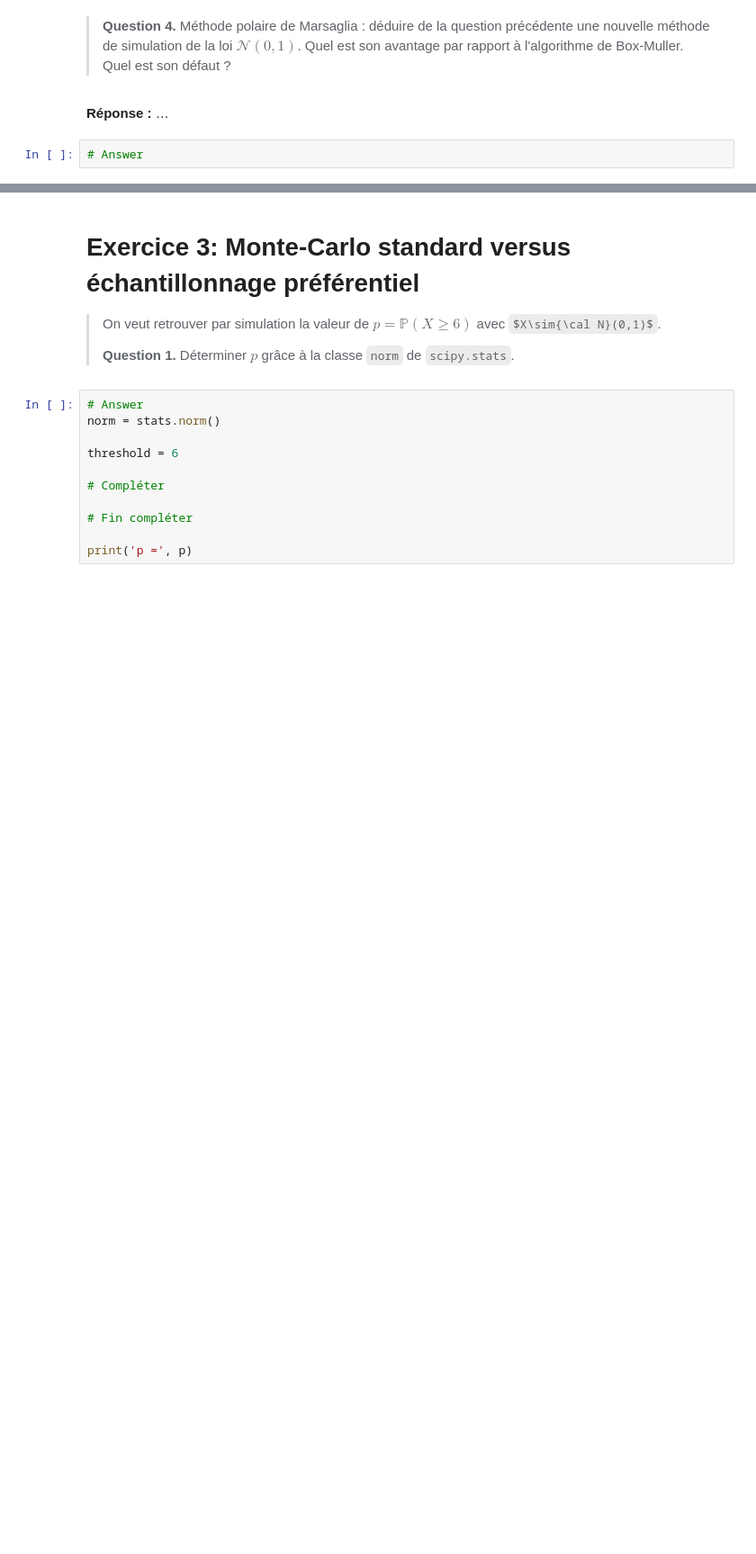
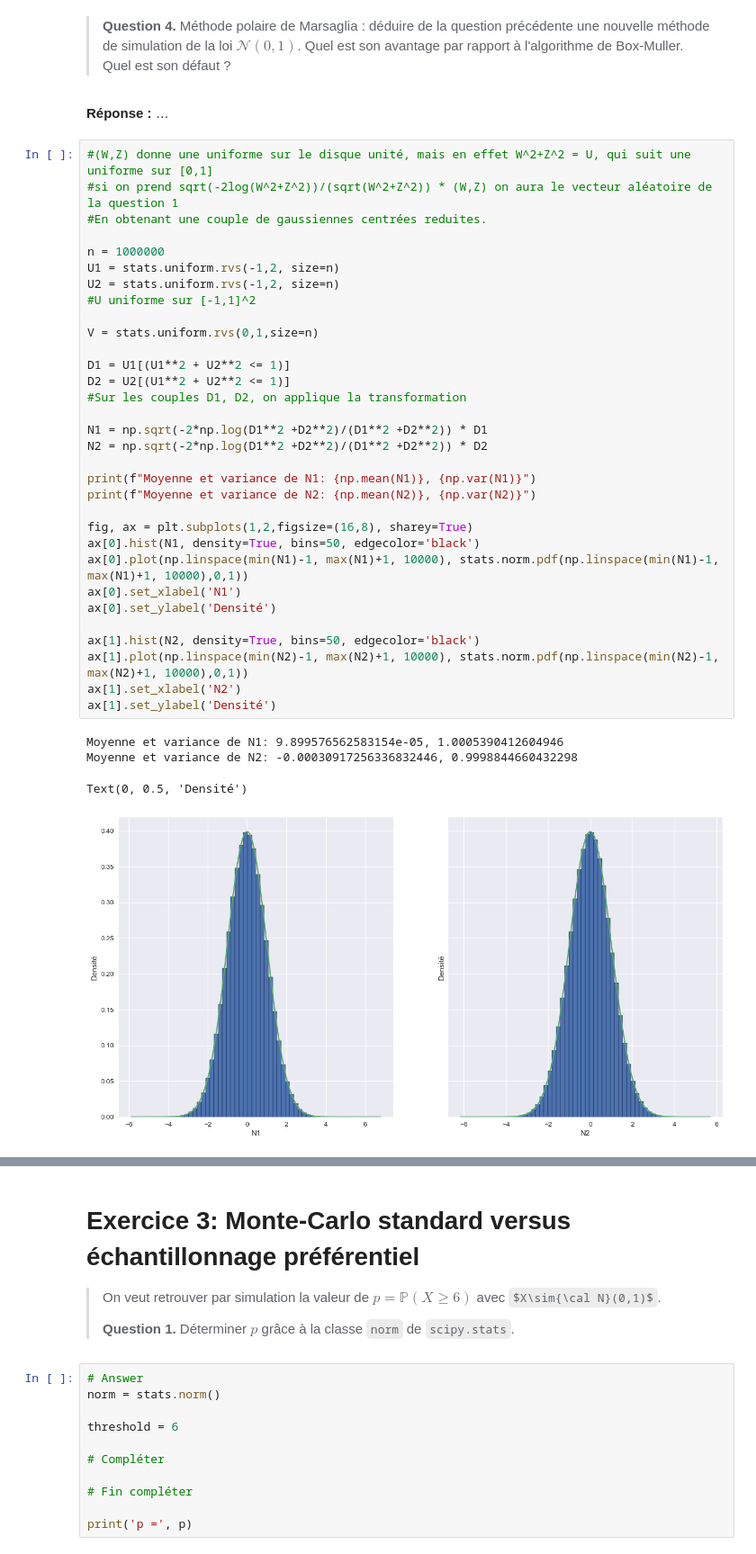
Before and after one commit to PolTibau/Statistique-Computationnelle, a Jupyter notebook: TP/TP1_student.ipynb, the cells around one changed output, grey strips where cells are left out. Shown at 90% size. Saved outputs shown, nothing was run; the diff lists cells and outputs as text; some formulas as TeX source; blank space fills up the shorter version.

```diff
--- a/TP/TP1_student.ipynb
+++ b/TP/TP1_student.ipynb
@@ -169,6 +297,41 @@ Quel est son défaut ?
 # %% [markdown]
 **Réponse :**
 …
-# %%
-# Answer
+# %%
+#(W,Z) donne une uniforme sur le disque unité, mais en effet W^2+Z^2 = U, qui suit une uniforme sur [0,1]
+#si on prend sqrt(-2log(W^2+Z^2))/(sqrt(W^2+Z^2)) * (W,Z) on aura le vecteur aléatoire de la question 1
+#En obtenant une couple de gaussiennes centrées reduites.
+
+n = 1000000
+U1 = stats.uniform.rvs(-1,2, size=n)
+U2 = stats.uniform.rvs(-1,2, size=n)
+#U uniforme sur [-1,1]^2
+
+V = stats.uniform.rvs(0,1,size=n)
+
+D1 = U1[(U1**2 + U2**2 <= 1)]
+D2 = U2[(U1**2 + U2**2 <= 1)]
+#Sur les couples D1, D2, on applique la transformation
+
+N1 = np.sqrt(-2*np.log(D1**2 +D2**2)/(D1**2 +D2**2)) * D1
+N2 = np.sqrt(-2*np.log(D1**2 +D2**2)/(D1**2 +D2**2)) * D2
+
+print(f"Moyenne et variance de N1: {np.mean(N1)}, {np.var(N1)}")
+print(f"Moyenne et variance de N2: {np.mean(N2)}, {np.var(N2)}")
+
+fig, ax = plt.subplots(1,2,figsize=(16,8), sharey=True)
+ax[0].hist(N1, density=True, bins=50, edgecolor='black')
+ax[0].plot(np.linspace(min(N1)-1, max(N1)+1, 10000), stats.norm.pdf(np.linspace(min(N1)-1, max(N1)+1, 10000),0,1))
+ax[0].set_xlabel('N1')
+ax[0].set_ylabel('Densité')
+
+ax[1].hist(N2, density=True, bins=50, edgecolor='black')
+ax[1].plot(np.linspace(min(N2)-1, max(N2)+1, 10000), stats.norm.pdf(np.linspace(min(N2)-1, max(N2)+1, 10000),0,1))
+ax[1].set_xlabel('N2')
+ax[1].set_ylabel('Densité')
+# %% [output]
+Moyenne et variance de N1: 9.899576562583154e-05, 1.0005390412604946
+Moyenne et variance de N2: -0.00030917256336832446, 0.9998844660432298
+Text(0, 0.5, 'Densité')
+[figure, added]
 # %% [markdown]
```
Also changed, not shown: parts of 10 cells of this notebook.
